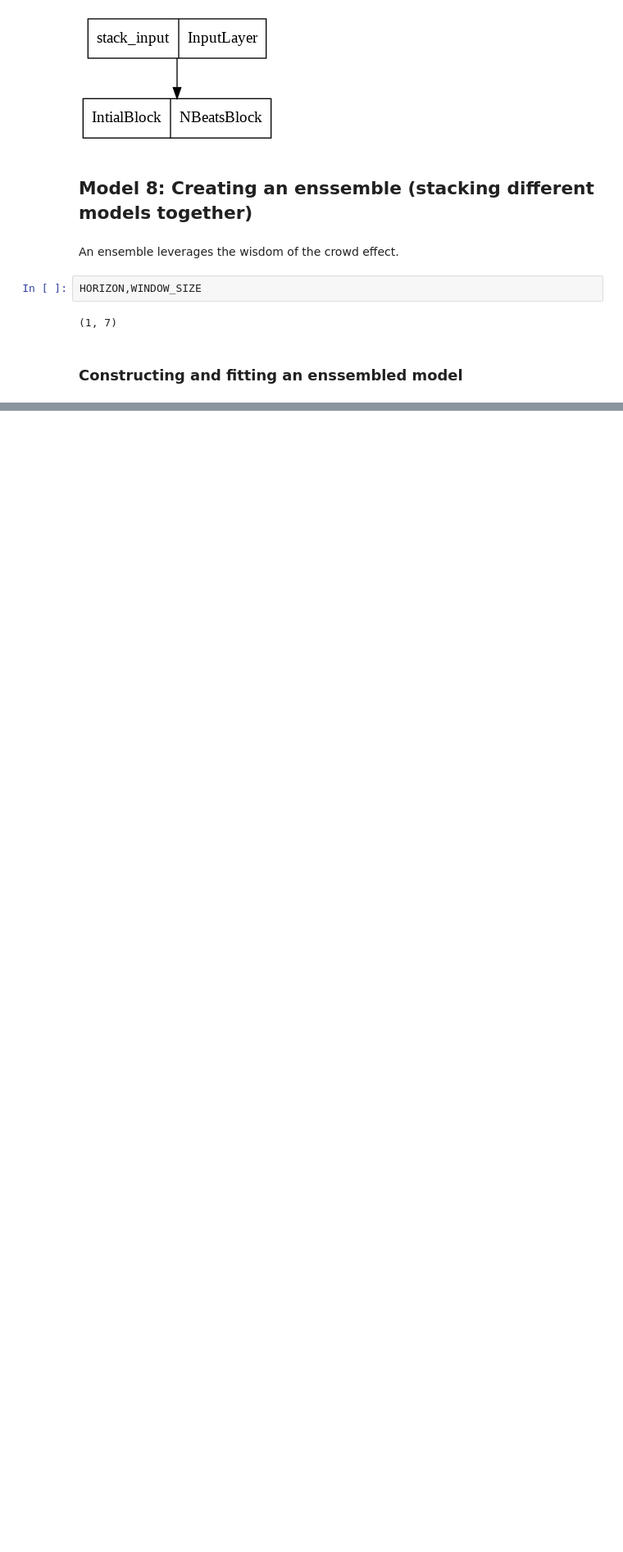
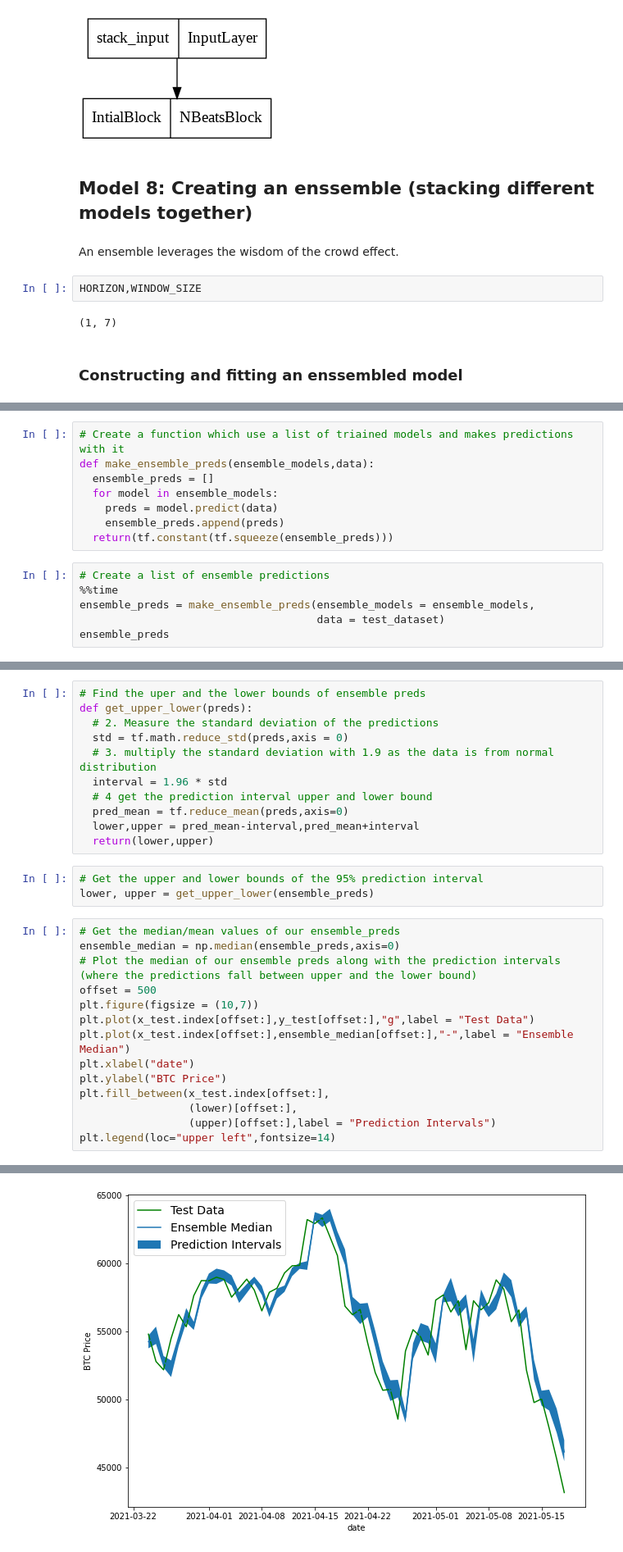
Before and after one commit to Muhammad-Zohair-Baig/Tensor-Flow, a Jupyter notebook: Time_series_fudametals_Tensorflow_10.ipynb, the cells around one changed output, grey strips where cells are left out. Shown at 82% size. Saved outputs shown, nothing was run; the diff lists cells and outputs as text; blank space fills up the shorter version.

Commit message:
Final_Update_to_Time_series_Notebook

```diff
--- a/Time_series_fudametals_Tensorflow_10.ipynb
+++ b/Time_series_fudametals_Tensorflow_10.ipynb
@@ -1759,0 +1824,14 @@ def get_ensemble_models(horizon=HORIZON,
+# %%
+# Create a function which use a list of triained models and makes predictions with it
+def make_ensemble_preds(ensemble_models,data):
+  ensemble_preds = []
+  for model in ensemble_models:
+    preds = model.predict(data)
+    ensemble_preds.append(preds)
+  return(tf.constant(tf.squeeze(ensemble_preds)))
+# %%
+# Create a list of ensemble predictions
+%%time
+ensemble_preds = make_ensemble_preds(ensemble_models = ensemble_models,
+                                     data = test_dataset)
+ensemble_preds
@@ -1759,0 +1943,29 @@ def get_ensemble_models(horizon=HORIZON,
+# %%
+# Find the uper and the lower bounds of ensemble preds
+def get_upper_lower(preds):
+  # 2. Measure the standard deviation of the predictions
+  std = tf.math.reduce_std(preds,axis = 0)
+  # 3. multiply the standard deviation with 1.9 as the data is from normal distribution
+  interval = 1.96 * std
+  # 4 get the prediction interval upper and lower bound
+  pred_mean = tf.reduce_mean(preds,axis=0)
+  lower,upper = pred_mean-interval,pred_mean+interval
+  return(lower,upper)
+# %%
+# Get the upper and lower bounds of the 95% prediction interval
+lower, upper = get_upper_lower(ensemble_preds)
+# %%
+# Get the median/mean values of our ensemble_preds
+ensemble_median = np.median(ensemble_preds,axis=0)
+# Plot the median of our ensemble preds along with the prediction intervals (where the predictions fall between upper and the lower bound)
+offset = 500
+plt.figure(figsize = (10,7))
+plt.plot(x_test.index[offset:],y_test[offset:],"g",label = "Test Data")
+plt.plot(x_test.index[offset:],ensemble_median[offset:],"-",label = "Ensemble Median")
+plt.xlabel("date")
+plt.ylabel("BTC Price")
+plt.fill_between(x_test.index[offset:],
+                 (lower)[offset:],
+                 (upper)[offset:],label = "Prediction Intervals")
+plt.legend(loc="upper left",fontsize=14)
+# %% [output]
@@ -1759,0 +1973 @@ def get_ensemble_models(horizon=HORIZON,
+[figure, added]
```
Also changed, not shown: parts of 89 cells of this notebook.
